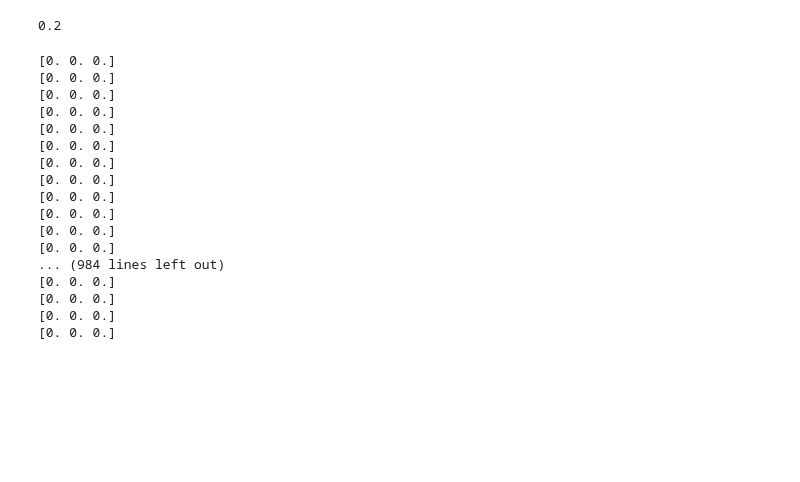
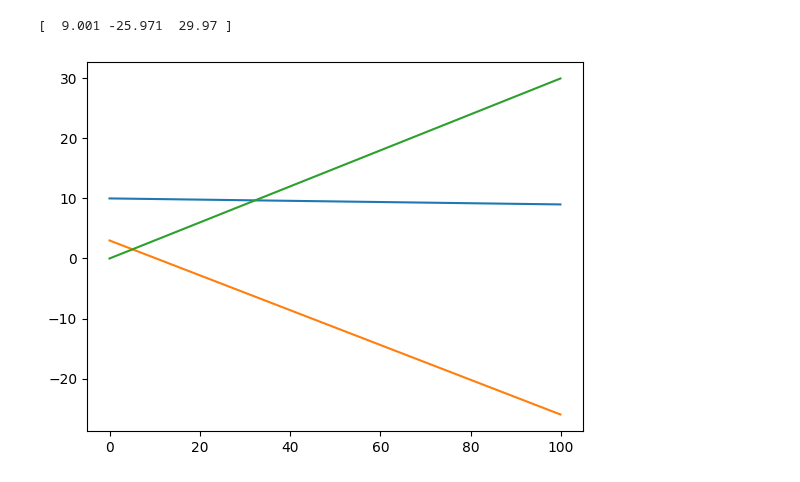
Before and after one commit to gabriele-ferrero/TRIOMA, a Jupyter notebook: test.ipynb, the cells around one changed output. Saved outputs shown, nothing was run; the diff lists cells and outputs as text; code cells hidden in the pictures; blank space fills up the shorter version.

```diff
--- a/test.ipynb
+++ b/test.ipynb
@@ -116,7 +116,7 @@ class Simulate:
     def __init__(self, dt, final_time, components):
         self.dt = dt
         self.final_time = final_time
-        self.time = [0]
+        self.time = []
         self.n_steps = int(final_time / dt)
         self.initial_conditions = [component.tritium_inventory for component in components.values()]
         self.y = np.zeros((self.n_steps + 1, len(self.initial_conditions)))
@@ -136,15 +136,14 @@ class Simulate:
         for n in range(self.n_steps):
             t = n * self.dt
             dydt = self.f(self.y[n])
-            print(dydt)
             self.y[n+1] = self.y[n] + self.dt * dydt
             self.time.append(t)
-        return [self.time, self.y]
+        return [self.time, self.y[:-1,:]]
 
     def f(self, y):
         dydt = np.zeros_like(y)
-        for component in self.components.values():
-            dydt += component.calculate_inventory_derivative()
+        for i, component in enumerate(self.components.values()):
+            dydt[i] += component.calculate_inventory_derivative()
         return dydt
 # %%
 def visualize_connections(component_map):
@@ -197,31 +202,12 @@ Component: Component 3
-# %%
-component2.calculate_inventory_derivative()
-# %% [output]
-0.2
 # %%
 components = component_map.components
 simulation = Simulate(0.1, 100, components)
-_, _ = simulation.forward_euler()
-# t,y = simulation.forward_euler()
-# plt.plot(t, y)
+t,y = simulation.forward_euler()
+plt.plot(t, y)
+print(y[-1,:])
 # %% [output]
-[0. 0. 0.]
-[0. 0. 0.]
-[0. 0. 0.]
-[0. 0. 0.]
-[0. 0. 0.]
-[0. 0. 0.]
-[0. 0. 0.]
-[0. 0. 0.]
-[0. 0. 0.]
-[0. 0. 0.]
-[0. 0. 0.]
-[0. 0. 0.]
-... (984 lines left out)
-[0. 0. 0.]
-[0. 0. 0.]
-[0. 0. 0.]
-[0. 0. 0.]
+[  9.001 -25.971  29.97 ]
+[figure, added]
 # %%
 # Create the components
 component1 = Component("Component 1", 5)
```
Also changed, not shown: parts of 5 cells of this notebook.
